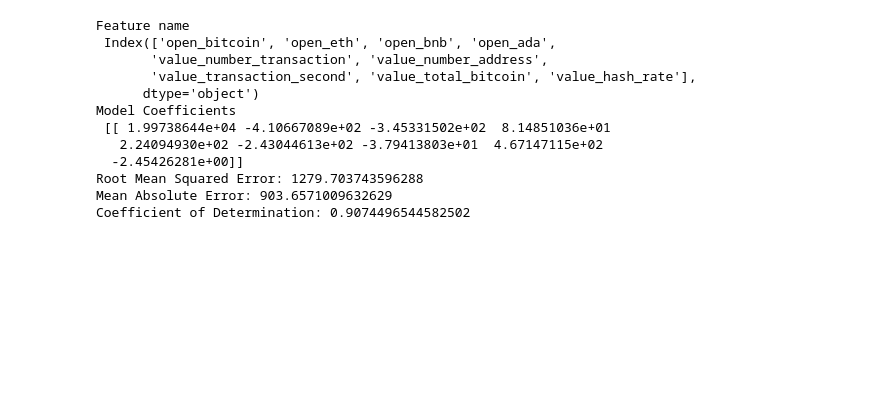
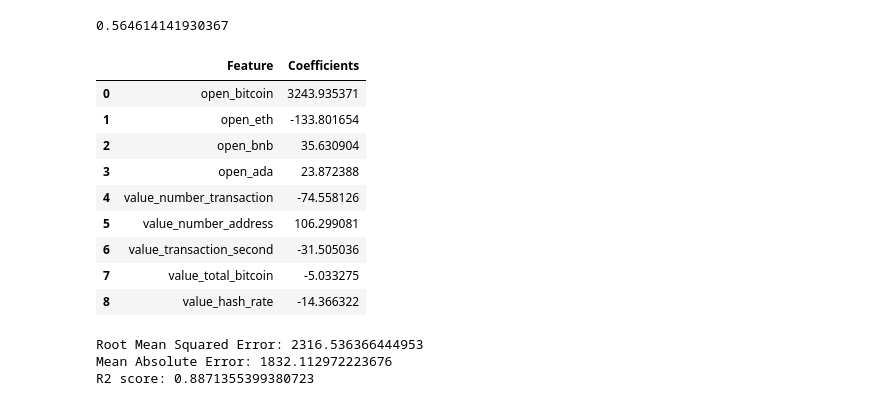
Before and after one commit to kevctae/Bittooth, a Jupyter notebook: notebooks/4.3-np-bitcoin-ml.ipynb, the cells around one changed output. Cells and saved outputs as stored; diff of their text form; code cells hidden in the pictures; blank space fills up the shorter version.

```diff
--- a/notebooks/4.3-np-bitcoin-ml.ipynb
+++ b/notebooks/4.3-np-bitcoin-ml.ipynb
@@ -56 +46,7 @@ y_test = y_set[num_train:(len(y_set)-1)].copy()
+# %%
+tuned_alpha=df[df.RMSE == df.RMSE.min()].alpha.values[0]
+tuned_alpha2=df[df.MAE == df.MAE.min()].alpha.values[0]
+tuned_alpha
+# %% [output]
+0.564614141930367
 # %%
@@ -62,24 +56,27 @@ r2=r2_score(y_test, y_pred)
+# %%
+d={'Feature':x_train.columns,'Coefficients':model.coef_[0]}
 # %%
-li_coef = pd.Series(model.coef_[0], index = x_train.columns)
-
-print("Feature name\n", x_train.columns)
-print("Model Coefficients\n", model.coef_)
-print("Root Mean Squared Error:", mean_squared_error(y_test, y_pred,squared=False))
-print("Mean Absolute Error:", mean_absolute_error(y_test, y_pred))
-print("Coefficient of Determination:", r2_score(y_test, y_pred))
+df = pd.DataFrame(d)
+df
 # %% [output]
-Feature name
- Index(['open_bitcoin', 'open_eth', 'open_bnb', 'open_ada',
-       'value_number_transaction', 'value_number_address',
-       'value_transaction_second', 'value_total_bitcoin', 'value_hash_rate'],
-      dtype='object')
-Model Coefficients
- [[ 1.99738644e+04 -4.10667089e+02 -3.45331502e+02  8.14851036e+01
-   2.24094930e+02 -2.43044613e+02 -3.79413803e+01  4.67147115e+02
-  -2.45426281e+00]]
-Root Mean Squared Error: 1279.703743596288
-Mean Absolute Error: 903.6571009632629
-Coefficient of Determination: 0.9074496544582502
+|  | Feature | Coefficients |
+| 0 | open_bitcoin | 3243.935371 |
+| 1 | open_eth | -133.801654 |
+| 2 | open_bnb | 35.630904 |
+| 3 | open_ada | 23.872388 |
+| 4 | value_number_transaction | -74.558126 |
+| 5 | value_number_address | 106.299081 |
+| 6 | value_transaction_second | -31.505036 |
+| 7 | value_total_bitcoin | -5.033275 |
+| 8 | value_hash_rate | -14.366322 |
+# %%
+print("Root Mean Squared Error:", mean_squared_error(y_test, y_pred,squared=False))
+print("Mean Absolute Error:", mean_absolute_error(y_test, y_pred))
+print("R2 score:", r2_score(y_test, y_pred))
+# %% [output]
+Root Mean Squared Error: 2316.536366444953
+Mean Absolute Error: 1832.112972223676
+R2 score: 0.8871355399380723
 # %%
 y_result = y_test.copy()
 temp = y_pred.tolist()
```
Also changed, not shown: parts of 11 cells of this notebook, 2 other files.
